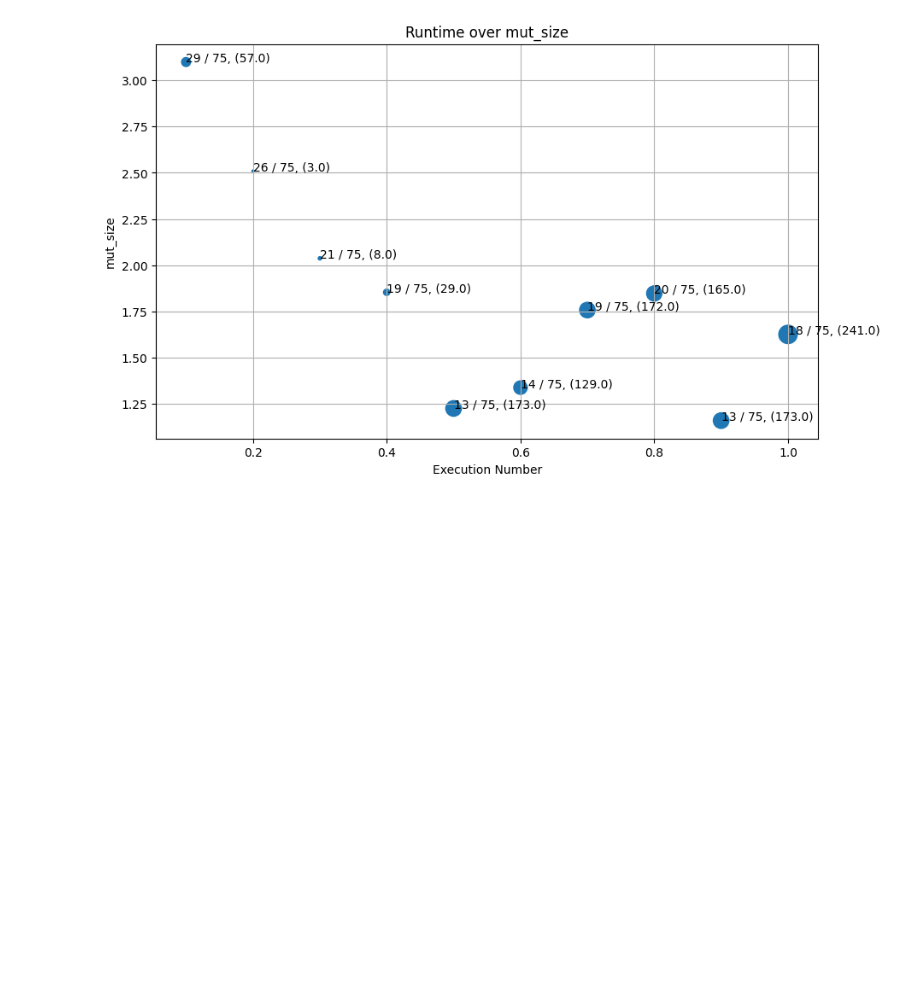
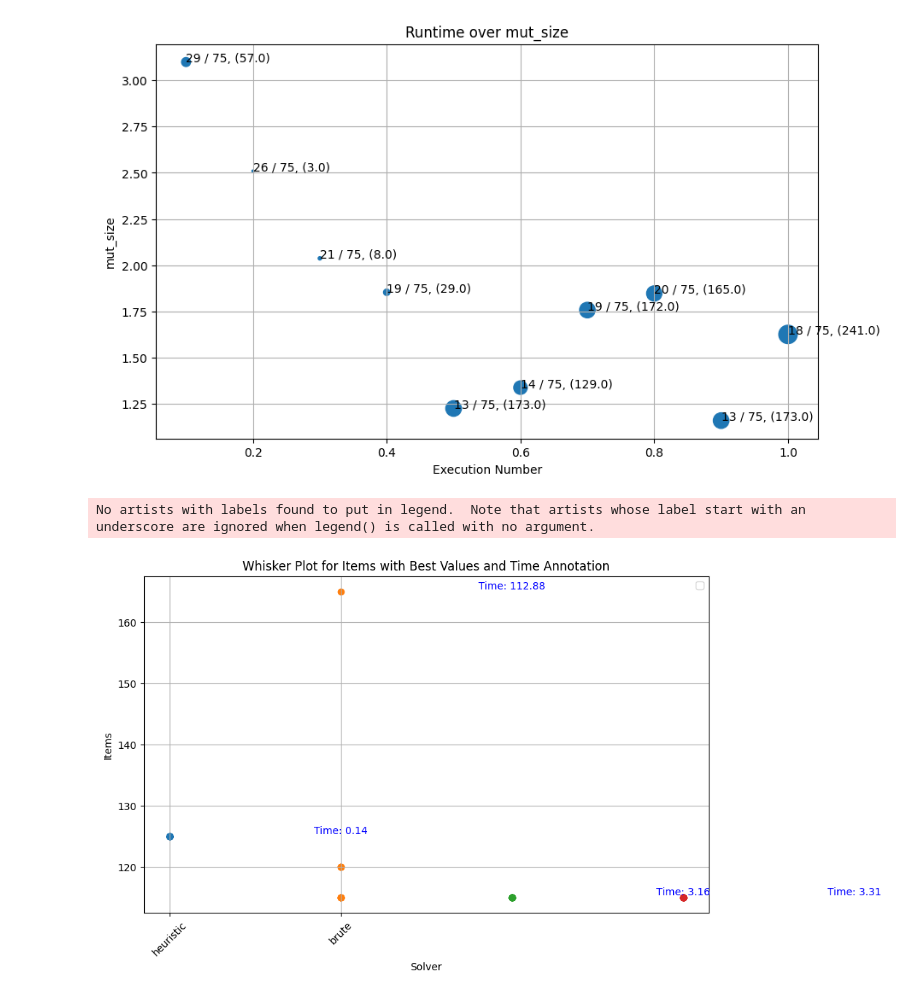
Before and after one commit to Schlixmann/RA-RPST-Allocation, a Jupyter notebook: plots.ipynb, the cells around one changed output. Saved outputs shown, nothing was run; the diff lists cells and outputs as text; code cells hidden in the pictures; blank space fills up the shorter version.

```diff
--- a/plots.ipynb
+++ b/plots.ipynb
@@ -179,3 +179,74 @@ plot_runtime_abandon("mut", "mut_size", path="results/hyper/mut/abandon")
 [figure]
 [figure]
 [figure]
+# %%
+import matplotlib.pyplot as plt
+import json
+import os
+
+# Load JSON data from dir_path folder
+dir_path = "results/"
+combined_data = []
+gen_data = []
+for file in os.listdir(dir_path):
+    if os.path.isdir(dir_path + file):
+        continue
+
+    with open(dir_path+file, "r") as f:
+        if file[:3] == "gen":
+            gen_data.append(json.loads(f.read()))
+        else:
+            combined_data.append(json.loads(f.read()))
+
+# Extracting data for plotting
+solvers = [item["solver"][0] for item in combined_data]
+times = [item["time"][0] for item in combined_data]
+items = [item["items"][0] for item in combined_data]
+best_values = [item["best"][0] for item in combined_data]
+
+# Extracting Gen Data:
+solvers_g = [item["solver"][0] for item in  gen_data]
+times_g = [sum(item["times"])/len(item["times"]) for item in gen_data]
+items_g = [item["bests"] for item in gen_data]
+best_values_g = [min(item["bests"]) for item in gen_data]
+
+for i in range(len(items_g)):
+    items.append(items_g[i])
+times += times_g
+lables =solvers + solvers_g
+
+best_values += (best_values_g)
+# Plotting the data
+fig, ax = plt.subplots(figsize=(10, 6))
+#box = ax.boxplot(items, labels=lables, vert=True, patch_artist=True)
+
+# Plotting
+for i, y_values in enumerate(items):
+    ax.scatter([i]*len(y_values), y_values)
+
+# Highlight the best values with a red line
+#ax.plot(solvers, best_values, color='red', marker='o', linestyle='None', label='Best')
+
+# Adjust x-values for aligning with the boxplot positions
+x_values_best = [i + 1 for i in range(len(lables))]
+
+# Highlight the best values with a red line
+#ax.plot(x_values_best, best_values, color='red', marker='o', linestyle='None', label='Best')
+
+# Annotate the time on top of each whisker
+for i, (solver, time) in enumerate(zip(lables, times)):
+    ax.text(i + 1, max(items[i]), f'Time: {time:.2f}', ha='center', va='bottom', color='blue')
+
+# Adding labels and title
+plt.xlabel("Solver")
+plt.ylabel("Items")
+plt.xticks(range(len(lables)), lables, rotation=45)
+plt.title("Whisker Plot for Items with Best Values and Time Annotation")
+plt.legend()
+plt.grid(True)
+
+# Show the plot
+plt.show()
+# %% [output]
+No artists with labels found to put in legend.  Note that artists whose label start with an underscore are ignored when legend() is called with no argument.
+[figure, added]
```
Also changed, not shown: 39 other files.
